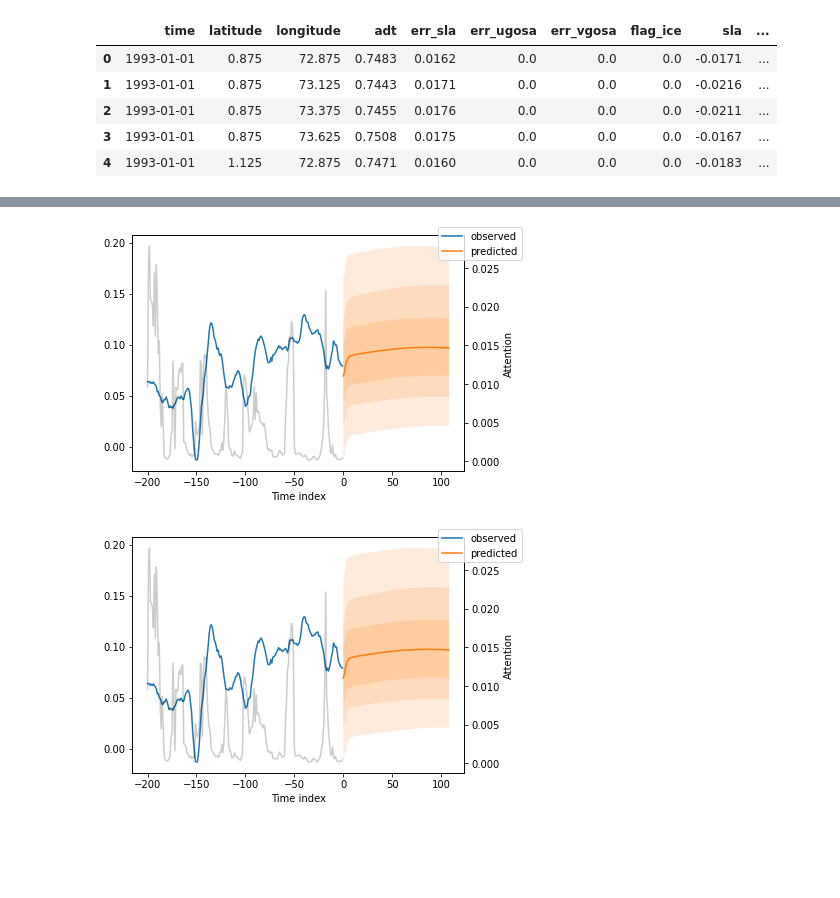
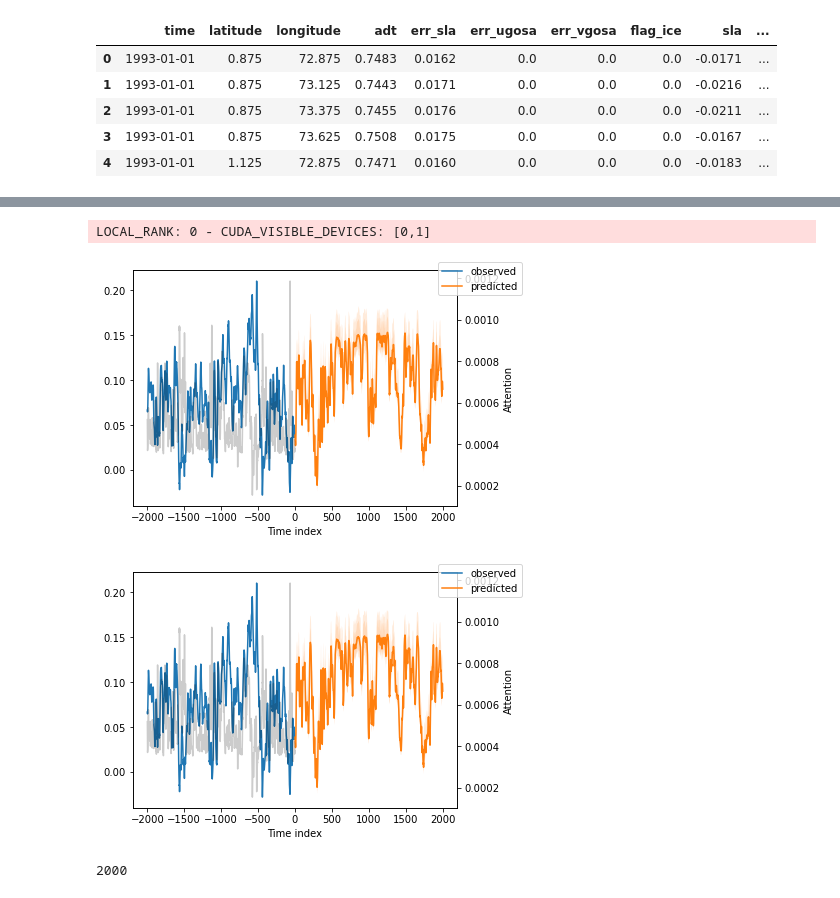
Before and after one commit to bhavyasree0108/SeaLevelRise-Prediction-TemporalTransformers, a Jupyter notebook: Modelling_SLA.ipynb, the cells around one changed output, grey strips where cells are left out. Saved outputs shown, nothing was run; the diff lists cells and outputs as text; code cells hidden in the pictures; blank space fills up the shorter version.

```diff
--- a/Modelling_SLA.ipynb
+++ b/Modelling_SLA.ipynb
@@ -140,11 +187,12 @@ suggested learning rate: 0.06760829753919811
 # %%
-early_stop_callback = EarlyStopping(monitor="val_loss", min_delta=1e-4, patience=10, verbose=False, mode="min")
+early_stop_callback = EarlyStopping(monitor="val_loss", min_delta=1e-4, patience=2, verbose=True, mode="min")
 lr_logger = LearningRateMonitor()  # log the learning rate
 logger = TensorBoardLogger("lightning_logs")  # logging results to a tensorboard
 
+
 trainer = pl.Trainer(
     max_epochs=50,
-    accelerator="cpu",
+    accelerator="gpu",
     enable_model_summary=True,
     gradient_clip_val=0.1,
     limit_train_batches=50,  # coment in for training, running valiation every 30 batches
@@ -166,4 +214,5 @@ tft = TemporalFusionTransformer.from_dataset(
     reduce_on_plateau_patience=4,
 )
 print(f"Number of parameters in network: {tft.size()/1e3:.1f}k")
+#{'gradient_clip_val': 0.011513503769288051, 'hidden_size': 35, 'dropout': 0.14677661572735684, 'hidden_continuous_size': 18, 'attention_head_size': 1, 'learning_rate': 0.006695825026121554}
 # %% [output]
@@ -320,6 +362,43 @@ new_prediction_data
+# %%
+max_prediction_length = 2000
+max_encoder_length = 2000
+
+time_varying_known_reals = ['time_idx','flag_ice','err_sla', 'ugosa', 'err_ugosa', 'vgosa', 'err_vgosa','adt', 'ugos', 'vgos']
+time_varying_unknown_reals = ['sla']
+
+
+
+
+
+new = TimeSeriesDataSet(
+    df[lambda x: x.time_idx <= 2000],
+    time_idx="time_idx",
+    target="sla",
+    group_ids=["latitude", "longitude"],
+    categorical_encoders={
+         "latitude": NaNLabelEncoder(add_nan=True).fit(new_prediction_data["latitude"]),
+         "longitude": NaNLabelEncoder(add_nan=True).fit(new_prediction_data["longitude"])
+     },
+    min_encoder_length=max_encoder_length // 2,
+    max_encoder_length=max_encoder_length,
+    min_prediction_length=1,
+    max_prediction_length=max_prediction_length,
+    static_reals=["latitude","longitude"],
+    time_varying_known_reals= time_varying_known_reals,
+    time_varying_unknown_reals= time_varying_unknown_reals,
+    target_normalizer=GroupNormalizer(),
+    add_relative_time_idx=True,
+    add_target_scales=True,
+    add_encoder_length=True,
+)
+
+new_pred = TimeSeriesDataSet.from_dataset(new, new_prediction_data, predict=True, stop_randomization=True)
+
+new_pred = testing.to_dataloader(train=False, batch_size=batch_size, num_workers=0)
 # %%
-new_raw_predictions = best_tft.predict(new_prediction_data, mode="raw", return_x=True)
+new_raw_predictions = best_tft.predict(new_pred, mode="raw", return_x=True)
 best_tft.plot_prediction(new_raw_predictions.x, new_raw_predictions.output, idx=0, show_future_observed=False)
 # %% [output]
+LOCAL_RANK: 0 - CUDA_VISIBLE_DEVICES: [0,1]
-[figure, old version]
+[figure, new version]
-[figure, old version]
+[figure, new version]
@@ -325,0 +411,4 @@ best_tft.plot_prediction(new_raw_predictions.x, new_raw_predictions.output, idx=
+# %%
+len(k[0])
+# %% [output]
+2000
```
Also changed, not shown: parts of 31 cells of this notebook, 1 other file.
